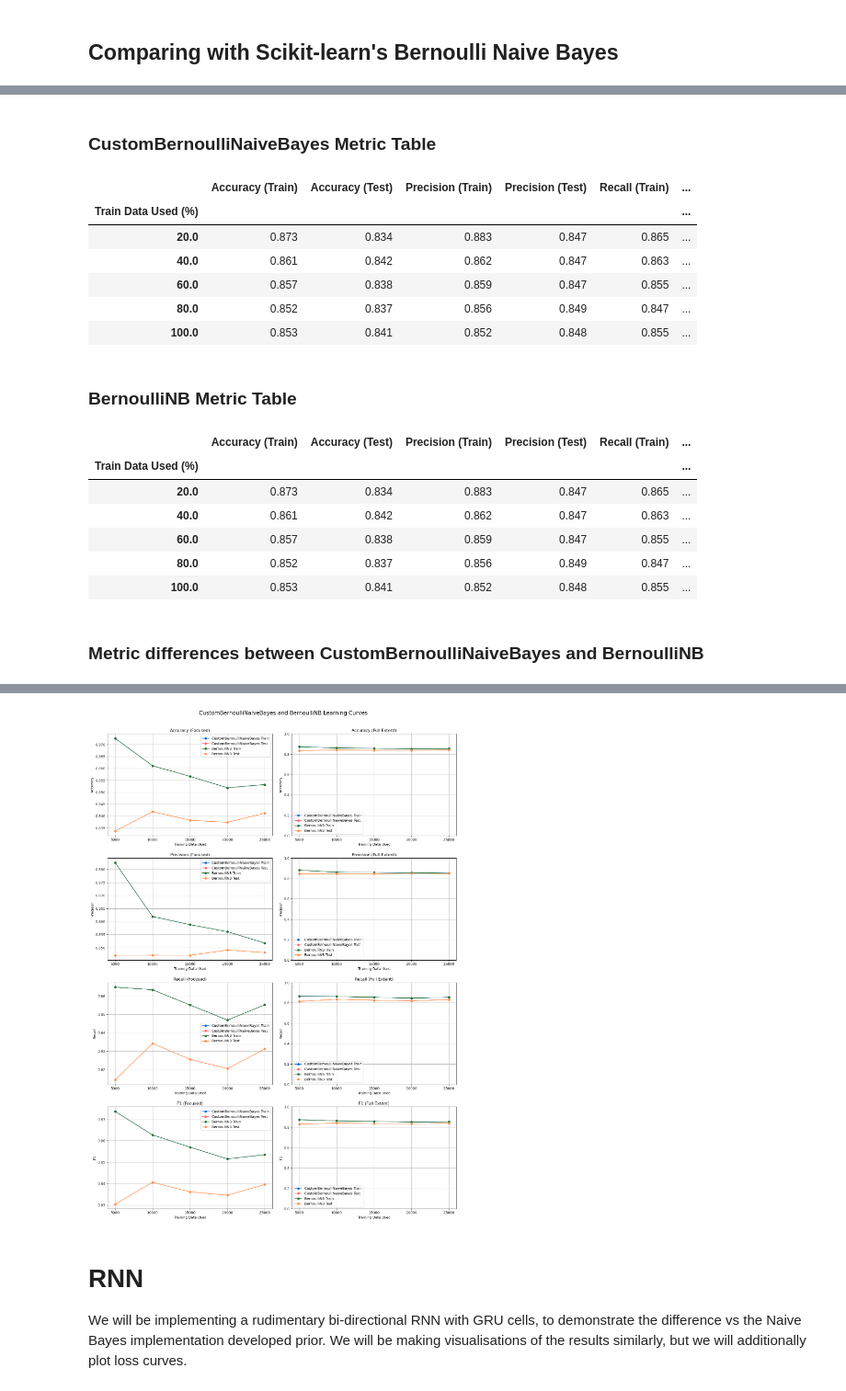
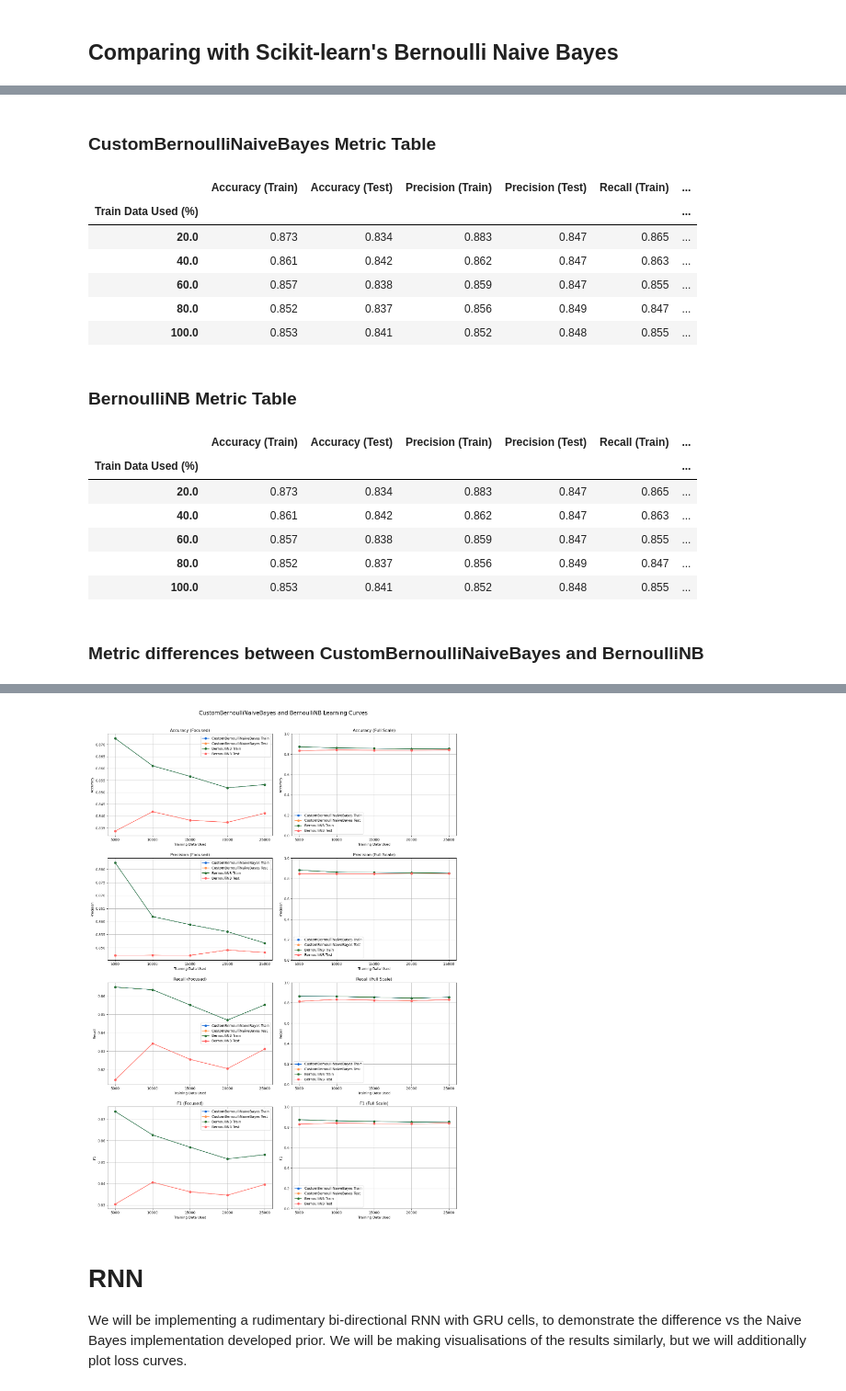
Before and after one commit to hvlkk/IMDb-Dataset-Sentiment-Analysis, a Jupyter notebook: naive_bayes.ipynb, the cells around one changed output, grey strips where cells are left out. Shown at 92% size. Saved outputs shown, nothing was run; the diff lists cells and outputs as text; code cells hidden in the pictures.

```diff
--- a/naive_bayes.ipynb
+++ b/naive_bayes.ipynb
@@ -148,6 +150,7 @@ def evaluate_metrics(estimator, x_train, y_train, x_test, y_test, splits=5):
         A dictionary containing evaluation metrics for both train and test datasets.
     """
 
+    # sanity check: making sure x_train and x_test match the shapes of y_train and y_test respectively
     if x_train.shape[0] != y_train.shape[0]:
         raise ValueError("The number of data points in x_train and y_train must be the same. "
                          f"Found {x_train.shape[0]} data points in x, but {y_train.shape[0]} data points in y.")
@@ -189,7 +192,7 @@ def evaluate_metrics(estimator, x_train, y_train, x_test, y_test, splits=5):
         # train the estimator on the current train data subset
         estimator.fit(curr_x_split, curr_y_split)
 
-        # get the predictions for x as it has been determined up until this point
+        # get the predictions for x as has been determined up until this point
         train_predictions = estimator.predict(curr_x_split)
         test_predictions = estimator.predict(x_test)
 
@@ -298,18 +301,18 @@ def display_metric_difference_table(model1_evaluation_dict, model2_evaluation_di
     model1_name = model1_evaluation_dict['Estimator']
     model2_name = model2_evaluation_dict['Estimator']
     percentage_data_used = (model1_evaluation_dict['Split Sizes'] / model1_evaluation_dict['Split Sizes'][-1]) * 100
-    format_func = np.vectorize(lambda x: f'{x:.5f}')
+    format_func = np.vectorize(lambda x: f'{x:.4f}')
 
     metric_diff_table = pd.DataFrame({
         'Train Data Used (%)': percentage_data_used,
-        'Accuracy (Train)': format_func((model1_evaluation_dict['Train Accuracy'] - model2_evaluation_dict['Train Accuracy']).round(5)),
-        'Accuracy (Test)': format_func((model1_evaluation_dict['Test Accuracy'] - model2_evaluation_dict['Test Accuracy']).round(5)),
-        'Precision (Train)': format_func((model1_evaluation_dict['Train Precision'] - model2_evaluation_dict['Train Precision']).round(5)),
-        'Precision (Test)': format_func((model1_evaluation_dict['Test Precision'] - model2_evaluation_dict['Test Precision']).round(5)),
-        'Recall (Train)': format_func((model1_evaluation_dict['Train Recall'] - model2_evaluation_dict['Train Recall']).round(5)),
-        'Recall (Test)': format_func((model1_evaluation_dict['Test Recall'] - model2_evaluation_dict['Test Recall']).round(5)),
-        'F1 (Train)': format_func((model1_evaluation_dict['Train F1'] - model2_evaluation_dict['Train F1']).round(5)),
-        'F1 (Test)': format_func((model1_evaluation_dict['Test F1'] - model2_evaluation_dict['Test F1']).round(5))
+        'Accuracy (Train)': format_func((model1_evaluation_dict['Train Accuracy'] - model2_evaluation_dict['Train Accuracy']).round(4)),
+        'Accuracy (Test)': format_func((model1_evaluation_dict['Test Accuracy'] - model2_evaluation_dict['Test Accuracy']).round(4)),
+        'Precision (Train)': format_func((model1_evaluation_dict['Train Precision'] - model2_evaluation_dict['Train Precision']).round(4)),
+        'Precision (Test)': format_func((model1_evaluation_dict['Test Precision'] - model2_evaluation_dict['Test Precision']).round(4)),
+        'Recall (Train)': format_func((model1_evaluation_dict['Train Recall'] - model2_evaluation_dict['Train Recall']).round(4)),
+        'Recall (Test)': format_func((model1_evaluation_dict['Test Recall'] - model2_evaluation_dict['Test Recall']).round(4)),
+        'F1 (Train)': format_func((model1_evaluation_dict['Train F1'] - model2_evaluation_dict['Train F1']).round(4)),
+        'F1 (Test)': format_func((model1_evaluation_dict['Test F1'] - model2_evaluation_dict['Test F1']).round(4))
     })
 
     metric_diff_table.set_index('Train Data Used (%)', inplace=True)
@@ -336,10 +339,10 @@ def display_learning_curves(model1_evaluation_dict, model2_evaluation_dict=None)
     plt.suptitle(title, fontsize=16)
 
     model1_train_color = '#186ad6'
-    model1_test_color = '#ff6666'
+    model1_test_color = '#fc8953'
 
     model2_train_color = '#2c7334'
-    model2_test_color = '#ff944d'
+    model2_test_color = '#ff6666'
 
     for i, metric in enumerate(metrics, start=1):
         plt.subplot(4, 2, i * 2 - 1)  # odd index for y-axis focused on the extent
@@ -375,7 +378,7 @@ def display_learning_curves(model1_evaluation_dict, model2_evaluation_dict=None)
 
         plt.xticks(model1_evaluation_dict['Split Sizes'])
         plt.ylim(0, 1)
-        plt.title(f'{metric} (Full Extent)')
+        plt.title(f'{metric} (Full Scale)')
         plt.xlabel('Training Data Used')
         plt.ylabel(metric)
         plt.legend()
@@ -433,7 +436,7 @@ def compare_models(model1_evaluations, model2_evaluations, y_test):
 ## Evaluating our estimator
 We will be producing a classification report and a confusion matrix heatmap over the final predictions of the estimator, along with learning curves.
 # %%
-evaluation = evaluate_model(CustomBernoulliNaiveBayes(), x_train, y_train, x_test, y_test, 5)
+custom_bnb_evaluation = evaluate_model(CustomBernoulliNaiveBayes(), x_train, y_train, x_test, y_test, 5)
 # %% [output]
 CustomBernoulliNaiveBayes Classification Report:
 
@@ -460,8 +463,8 @@ weighted avg       0.84      0.84      0.84     25000
 # %%
 from sklearn.naive_bayes import BernoulliNB
 
-sklearn_evaluation = evaluate_metrics(BernoulliNB(), x_train, y_train, x_test, y_test, 5)
-compare_models(evaluation, sklearn_evaluation, y_test)
+sklearn_bnb_evaluation = evaluate_metrics(BernoulliNB(), x_train, y_train, x_test, y_test, 5)
+compare_models(custom_bnb_evaluation, sklearn_bnb_evaluation, y_test)
 # %% [output]
 CustomBernoulliNaiveBayes Classification Report:
 
@@ -507,4 +510,4 @@ weighted avg       0.84      0.84      0.84     25000
-[figure, old version]
+[figure, new version]
 # %% [markdown]
 # RNN
 We will be implementing a rudimentary bi-directional RNN with GRU cells, to demonstrate the difference vs the Naive Bayes implementation developed prior. We will be making visualisations of the results similarly, but we will additionally plot loss curves.
```
Also changed, not shown: parts of 15 cells of this notebook, 1 other file.
